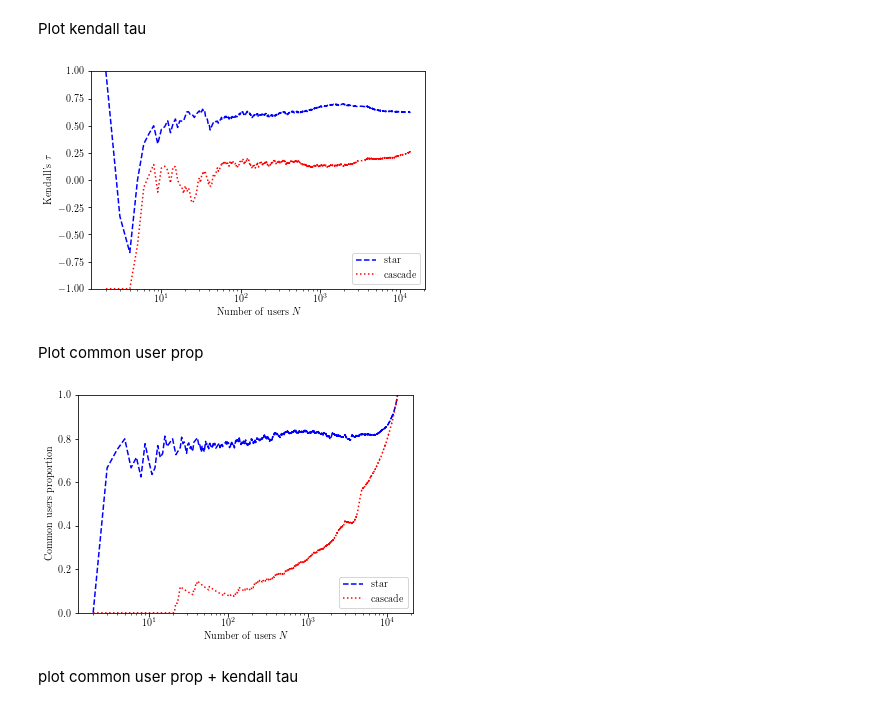
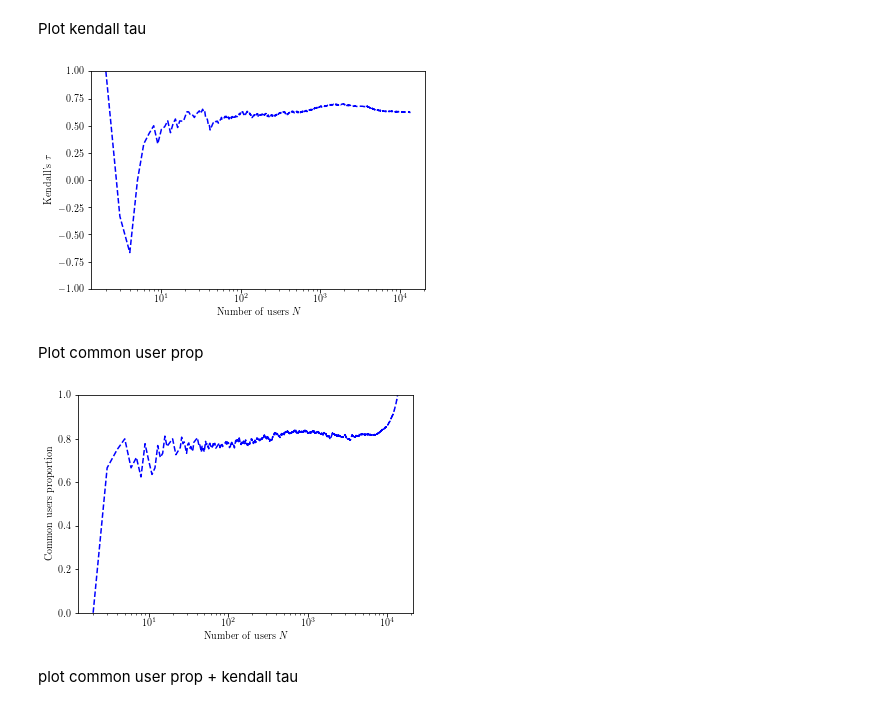
Before and after one commit to yokaiAG/Stage2019, a Jupyter notebook: Code/Journal_plots.ipynb, the cells around one changed output. Saved outputs shown, nothing was run; the diff lists cells and outputs as text; code cells hidden in the pictures.

```diff
--- a/Code/Journal_plots.ipynb
+++ b/Code/Journal_plots.ipynb
@@ -15,7 +15,7 @@ mpl.rc('font', family = 'serif')
 The results will be saved in `out_path` + `name`.
 # %%
 out_path = "../PsiResults/Plots/"
-name = "weibo45K"
+name = "russian_star"
 # %% [markdown]
 All the code and outputs you will see on first opening are with Weibo. Can be easily changed for russian, wcano or another dataset.
 # %% [markdown]
@@ -36,26 +36,26 @@ Plot kendall tau
 # %%
 # init
 x = df_oursin['N'].values
 fig, ax = plt.subplots()
 
 # plot kendall tau
 ax.semilogx(x, df_oursin['kendall'].values, color='blue', ls='--', label="star")
-ax.semilogx(x, df_cascade['kendall'].values, color='red', ls=':', label="cascade")
+# ax.semilogx(x, df_cascade['kendall'].values, color='red', ls=':', label="cascade")
 # ax.semilogx(x, df_truegraph['kendall'].values, color='green', ls='-.', label="real")
 
 # labels & legend
 plt.xlabel(r"Number of users $N$", usetex=True)
 plt.ylabel(r"Kendall's $\, \tau$", usetex=True)
 plt.ylim(-1,1)
-plt.legend(loc='best')
+# plt.legend(loc='best')
 
 # show save close
 # plt.savefig(out_path + name + "_kendall_tau.eps")
 plt.savefig(out_path + name + "_kendall_tau.pdf")
 plt.show()
 plt.close()
 # %% [output]
-[figure, old version]
+[figure, new version]
 # %% [markdown]
 Plot common user prop
 # %%
@@ -64,13 +64,13 @@ fig, ax = plt.subplots()
 
 # plot
 ax.semilogx(x, df_oursin['common_users_prop'].values, color='blue', ls='--', label="star")
-ax.semilogx(x, df_cascade['common_users_prop'].values, color='red', ls=':', label="cascade")
+# ax.semilogx(x, df_cascade['common_users_prop'].values, color='red', ls=':', label="cascade")
 # ax.semilogx(x, df_truegraph['common_users_prop'].values, color='green', ls='-.', label="real")
 
 # labels & legend
 plt.xlabel(r"Number of users $N$", usetex=True)
 plt.ylabel(r"Common users proportion", usetex=True)
-plt.legend(loc='lower right')
+# plt.legend(loc='lower right')
 plt.ylim(0,1)
 
 # show save close
@@ -80,7 +80,7 @@ plt.savefig(out_path + name + "_common_user_prop.pdf")
 plt.show()
 plt.close()
 # %% [output]
-[figure, old version]
+[figure, new version]
 # %% [markdown]
 plot common user prop + kendall tau
 # %%
```
Also changed, not shown: parts of 2 cells of this notebook, 7 other files.
